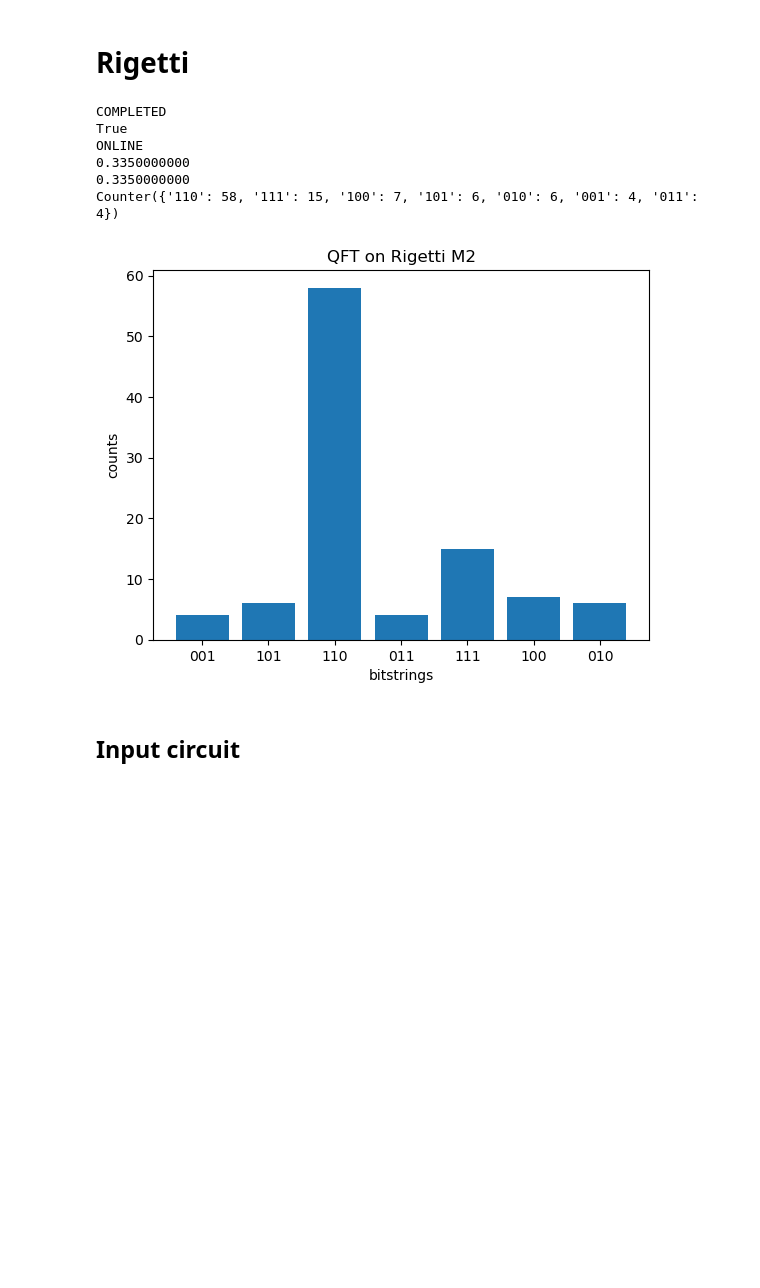
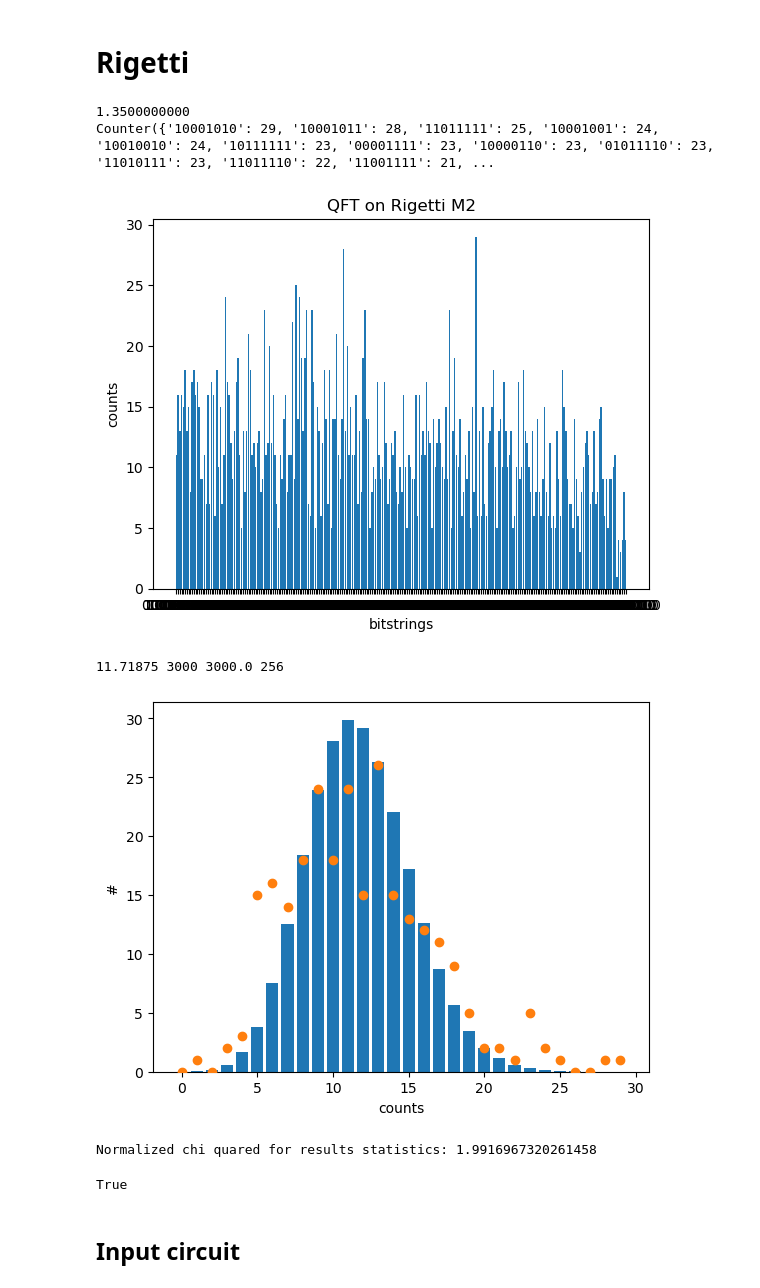
Before and after one commit to SwgAnno/QBench, a Jupyter notebook: QFT_test.ipynb, the cells around one changed output. Saved outputs shown, nothing was run; the diff lists cells and outputs as text; code cells hidden in the pictures; blank space fills up the shorter version.

```diff
--- a/QFT_test.ipynb
+++ b/QFT_test.ipynb
@@ -216,31 +216,34 @@ from utils import BraketTaskScanner
 
 aspen_qft_task = "arn:aws:braket:us-west-1:058017682654:quantum-task/a0f298f3-b2dd-448d-9223-bf1e22305a6a"
 lucy_task = "arn:aws:braket:eu-west-2:058017682654:quantum-task/bc9dacfa-823e-4b8f-81a7-54e51588af99"
+aspen_10 = "arn:aws:braket:us-west-1:058017682654:quantum-task/00e27411-115c-404c-b586-2a3c5da198ec"
+aspen_8 = "arn:aws:braket:us-west-1:058017682654:quantum-task/14cb4635-c75d-463d-a4e4-c3d74a4e0686"
+aspen_6 = "arn:aws:braket:us-west-1:058017682654:quantum-task/3fcb3e03-5eea-407e-89d6-354faf00b160"
+aspen_5 = "arn:aws:braket:us-west-1:058017682654:quantum-task/0ea84501-f757-470a-ba40-875bf3b7ee87"
+aspen_4 = "arn:aws:braket:us-west-1:058017682654:quantum-task/034cb3e9-0628-440d-a13b-69b453254abd"
+aspen_3 = "arn:aws:braket:us-west-1:058017682654:quantum-task/a0f298f3-b2dd-448d-9223-bf1e22305a6a"
 scanner_lucy = BraketTaskScanner(lucy_task)
-scanner_aspen = BraketTaskScanner(aspen_qft_task)
+scanner_aspen = BraketTaskScanner(aspen_8)
 # %% [output]
 The autoreload extension is already loaded. To reload it, use:
   %reload_ext autoreload
 # %% [markdown]
 # Rigetti
 # %%
-print( scanner.get_status())
-print( scanner.results_available())
-print( scanner.get_device_status())
-
-#print(scanner.get_circuit())
 #print(scanner_aspen.get_circuit())
 print(scanner_aspen.cost_extimate())
-print(scanner.cost_extimate())
 
 Plotter.plot_binary_results(scanner_aspen.get_results(), debug=True,title = 'QFT on Rigetti M2')
+Plotter.plot_results_statistic(scanner_aspen.get_results())
+
+scanner_aspen.is_garbage()
 # %% [output]
-COMPLETED
-True
-ONLINE
-0.3350000000
-0.3350000000
-Counter({'110': 58, '111': 15, '100': 7, '101': 6, '010': 6, '001': 4, '011': 4})
+1.3500000000
+Counter({'10001010': 29, '10001011': 28, '11011111': 25, '10001001': 24, '10010010': 24, '10111111': 23, '00001111': 23, '10000110': 23, '01011110': 23, '11010111': 23, '11011110': 22, '11001111': 21, ...
-[figure, old version]
+[figure, new version]
+11.71875 3000 3000.0 256
+[figure, added]
+Normalized chi quared for results statistics: 1.9916967320261458
+True
 # %% [markdown]
 ## Input circuit
```
Also changed, not shown: parts of 2 cells of this notebook, 5 other files.
